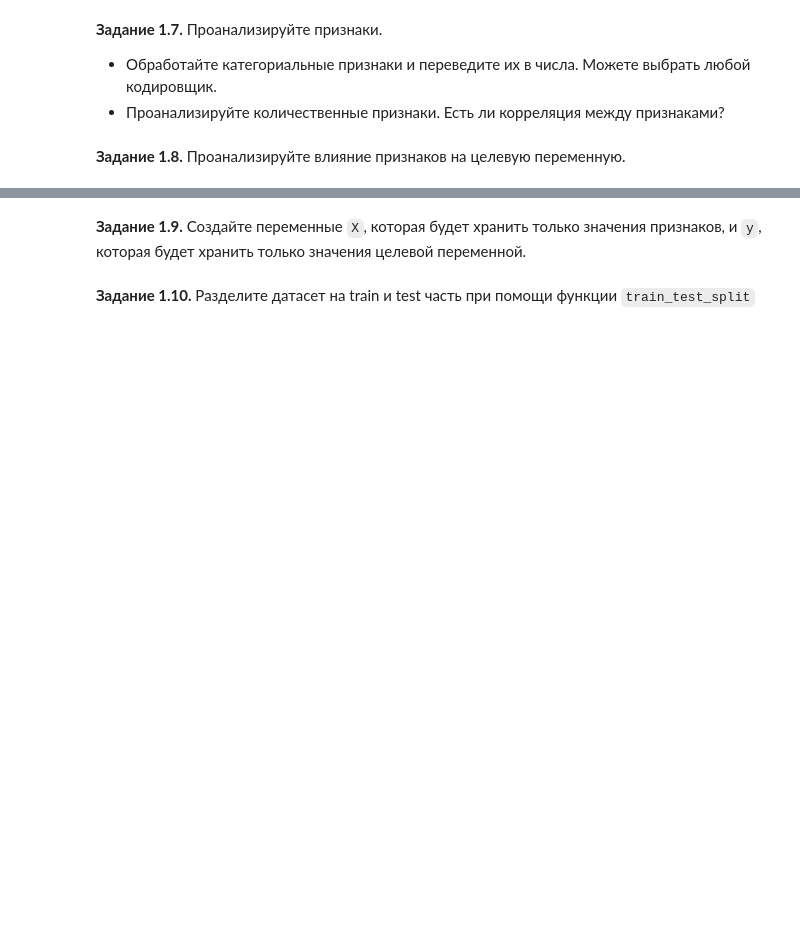
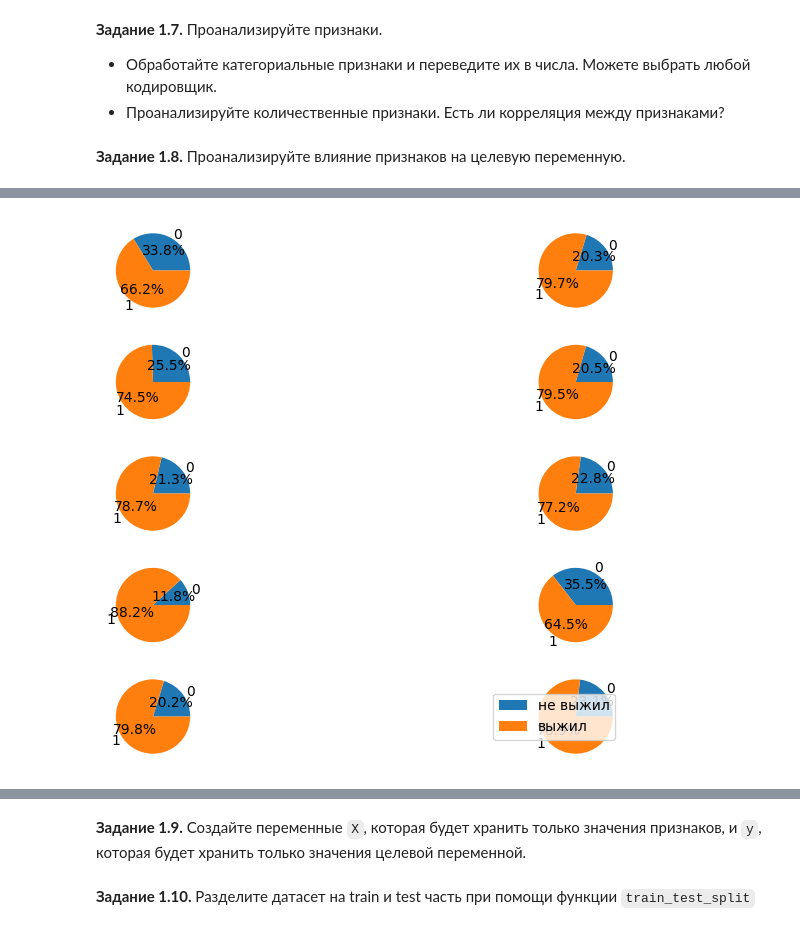
Before and after one commit to MT4BWUA/DL-school-tasks, a Jupyter notebook: week_01_ml_intro/Homework/hw_1_1_game_of_thrones.ipynb, the cells around one changed output, grey strips where cells are left out. Cells and saved outputs as stored; diff of their text form; code cells hidden in the pictures; blank space fills up the shorter version.

```diff
--- a/week_01_ml_intro/Homework/hw_1_1_game_of_thrones.ipynb
+++ b/week_01_ml_intro/Homework/hw_1_1_game_of_thrones.ipynb
@@ -266,0 +287,44 @@ data
+# %%
+f, axes = plt.subplots(5, 2, figsize=(10, 7))
+
+ax1 = axes[0, 0]
+ax2 = axes[0, 1]
+ax3 = axes[1, 0]
+ax4 = axes[1, 1]
+ax5 = axes[2, 0]
+ax6 = axes[2, 1]
+ax7 = axes[3, 0]
+ax8 = axes[3, 1]
+ax9 = axes[4, 0]
+ax10 = axes[4, 1]
+
+data11 = data.loc[(data['book1'] == 1), 'isAlive'].value_counts().sort_index()
+data12 = data.loc[(data['book1'] == 0), 'isAlive'].value_counts().sort_index()
+
+data21 = data.loc[(data['book2'] == 1), 'isAlive'].value_counts().sort_index()
+data22 = data.loc[(data['book2'] == 0), 'isAlive'].value_counts().sort_index()
+
+data31 = data.loc[(data['book3'] == 1), 'isAlive'].value_counts().sort_index()
+data32 = data.loc[(data['book3'] == 0), 'isAlive'].value_counts().sort_index()
+
+data41 = data.loc[(data['book4'] == 1), 'isAlive'].value_counts().sort_index()
+data42 = data.loc[(data['book4'] == 0), 'isAlive'].value_counts().sort_index()
+
+data51 = data.loc[(data['book5'] == 1), 'isAlive'].value_counts().sort_index()
+data52 = data.loc[(data['book5'] == 0), 'isAlive'].value_counts().sort_index()
+
+ax1.pie(data11.values, labels=data11.index, autopct='%1.1f%%')
+ax2.pie(data12.values, labels=data12.index, autopct='%1.1f%%')
+ax3.pie(data21.values, labels=data21.index, autopct='%1.1f%%')
+ax4.pie(data22.values, labels=data22.index, autopct='%1.1f%%')
+ax5.pie(data31.values, labels=data31.index, autopct='%1.1f%%')
+ax6.pie(data32.values, labels=data32.index, autopct='%1.1f%%')
+ax7.pie(data41.values, labels=data41.index, autopct='%1.1f%%')
+ax8.pie(data42.values, labels=data42.index, autopct='%1.1f%%')
+ax9.pie(data51.values, labels=data51.index, autopct='%1.1f%%')
+ax10.pie(data52.values, labels=data52.index, autopct='%1.1f%%')
+
+plt.legend(['не выжил', 'выжил'])
+plt.show()
+# %% [output]
+[figure, added]
```
Also changed, not shown: parts of 7 cells of this notebook.
